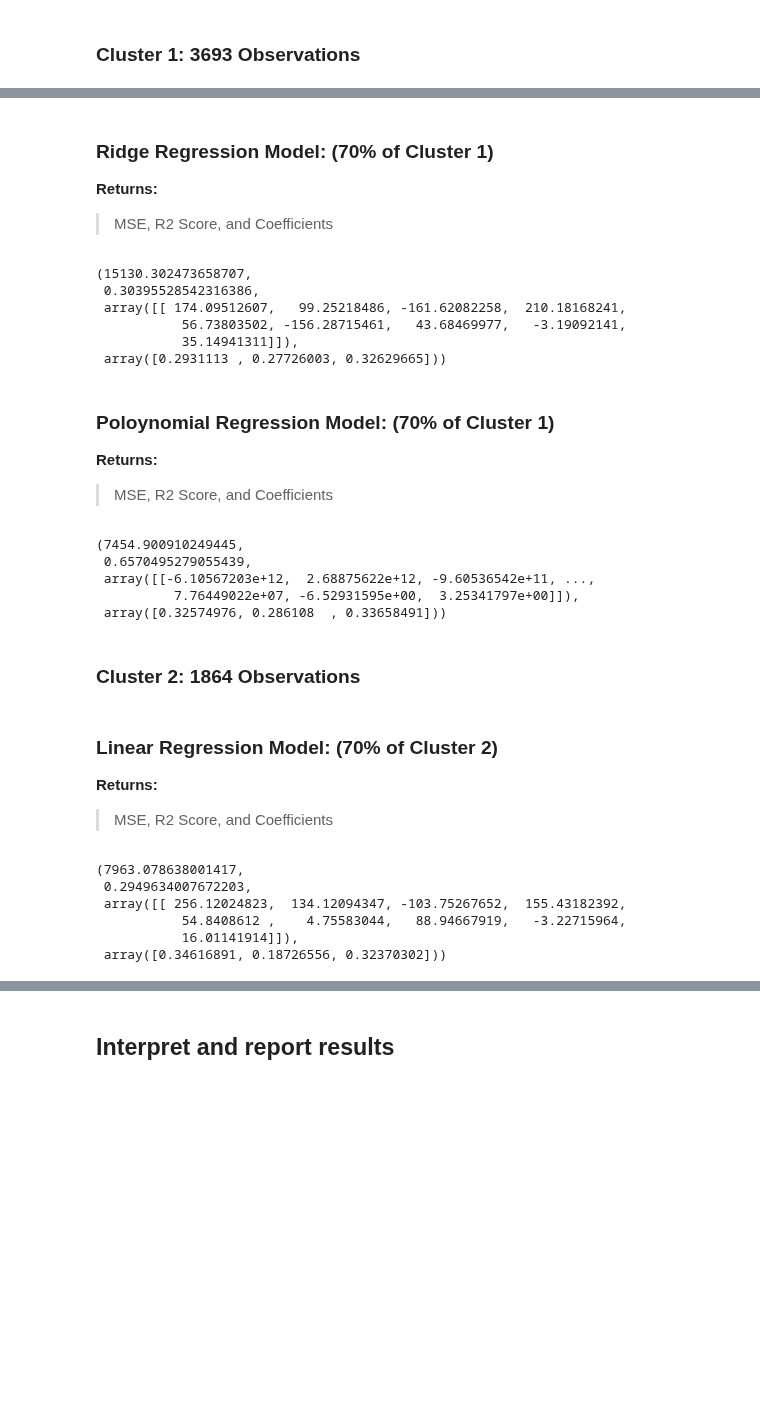
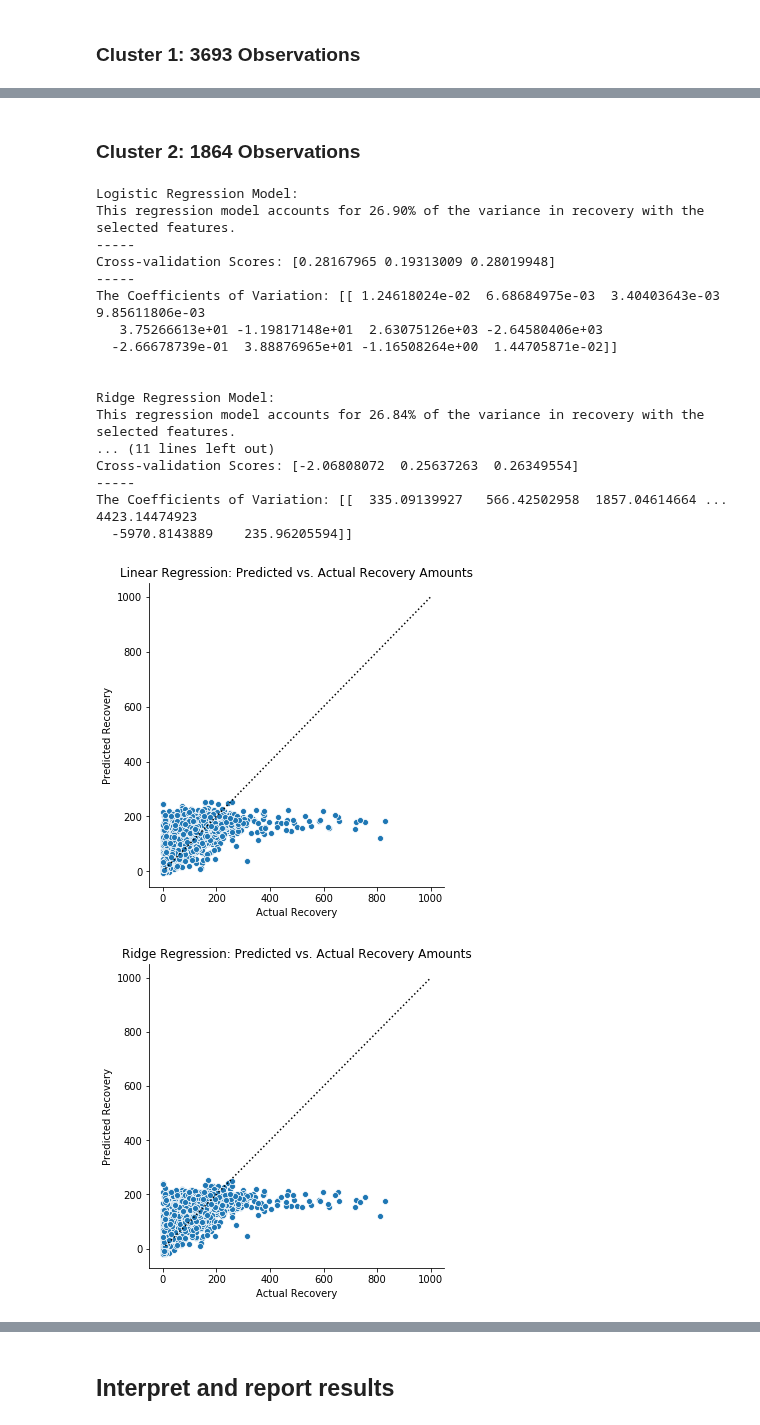
Before and after one commit to duc-analytica/DUC, a Jupyter notebook: model.ipynb, the cells around one changed output, grey strips where cells are left out. Drawn from its saved outputs; the diff is of its cells as text; code cells hidden in the pictures; blank space fills up the shorter version.

```diff
--- a/model.ipynb
+++ b/model.ipynb
@@ -225,42 +242,26 @@ model.lregression_test(cluster_one, xfeatures, yfeature, 0.70)
-# %% [markdown]
-### Ridge Regression Model: (70% of Cluster 1)
-**Returns:**
-> MSE, R2 Score, and Coefficients
-# %%
-model.rregression_test(cluster_one, xfeatures, yfeature, 0.70)
-# %% [output]
-(15130.302473658707,
- 0.30395528542316386,
- array([[ 174.09512607,   99.25218486, -161.62082258,  210.18168241,
-           56.73803502, -156.28715461,   43.68469977,   -3.19092141,
-           35.14941311]]),
- array([0.2931113 , 0.27726003, 0.32629665]))
-# %% [markdown]
-### Poloynomial Regression Model: (70% of Cluster 1)
-**Returns:**
-> MSE, R2 Score, and Coefficients
-# %%
-model.pregression_test(cluster_one, xfeatures, yfeature, 0.70)
-# %% [output]
-(7454.900910249445,
- 0.6570495279055439,
- array([[-6.10567203e+12,  2.68875622e+12, -9.60536542e+11, ...,
-          7.76449022e+07, -6.52931595e+00,  3.25341797e+00]]),
- array([0.32574976, 0.286108  , 0.33658491]))
 # %% [markdown]
 ### Cluster 2: 1864 Observations
 # %%
 cluster_two = df[df['cluster_id'] == 2]
-# %% [markdown]
-### Linear Regression Model: (70% of Cluster 2)
-**Returns:**
-> MSE, R2 Score, and Coefficients
 # %%
-model.lregression_test(cluster_two, xfeatures, yfeature, 0.70)
+model.run_models(cluster_two, xfeatures, yfeature, 0.70)
 # %% [output]
-(7963.078638001417,
- 0.2949634007672203,
- array([[ 256.12024823,  134.12094347, -103.75267652,  155.43182392,
-           54.8408612 ,    4.75583044,   88.94667919,   -3.22715964,
-           16.01141914]]),
- array([0.34616891, 0.18726556, 0.32370302]))
+Logistic Regression Model:
+This regression model accounts for 26.90% of the variance in recovery with the selected features.
+-----
+Cross-validation Scores: [0.28167965 0.19313009 0.28019948]
+-----
+The Coefficients of Variation: [[ 1.24618024e-02  6.68684975e-03  3.40403643e-03  9.85611806e-03
+   3.75266613e+01 -1.19817148e+01  2.63075126e+03 -2.64580406e+03
+  -2.66678739e-01  3.88876965e+01 -1.16508264e+00  1.44705871e-02]]
+
+
+Ridge Regression Model:
+This regression model accounts for 26.84% of the variance in recovery with the selected features.
+... (11 lines left out)
+Cross-validation Scores: [-2.06808072  0.25637263  0.26349554]
+-----
+The Coefficients of Variation: [[  335.09139927   566.42502958  1857.04614664 ...  4423.14474923
+  -5970.8143889    235.96205594]]
+[figure, added]
+[figure, added]
```
Also changed, not shown: parts of 33 cells of this notebook.
